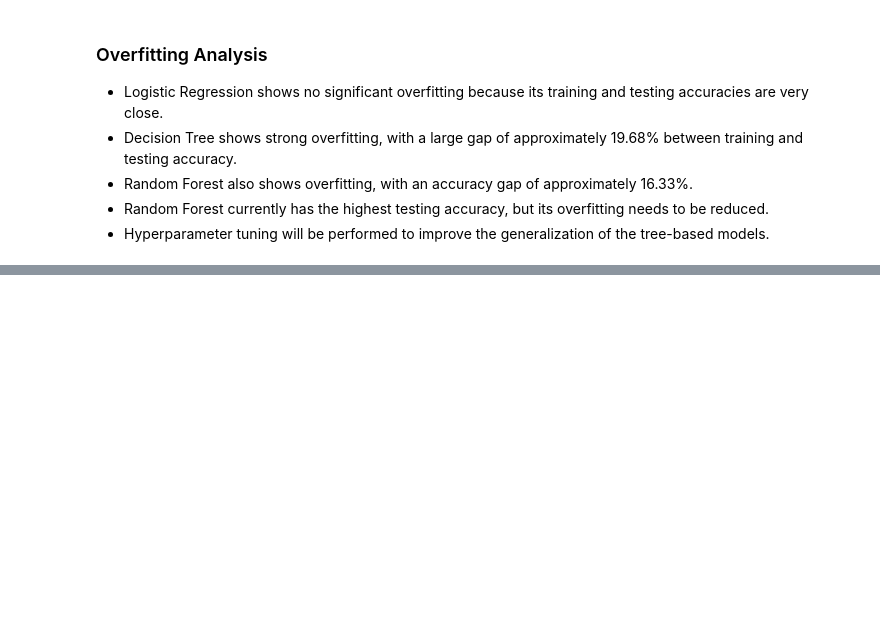
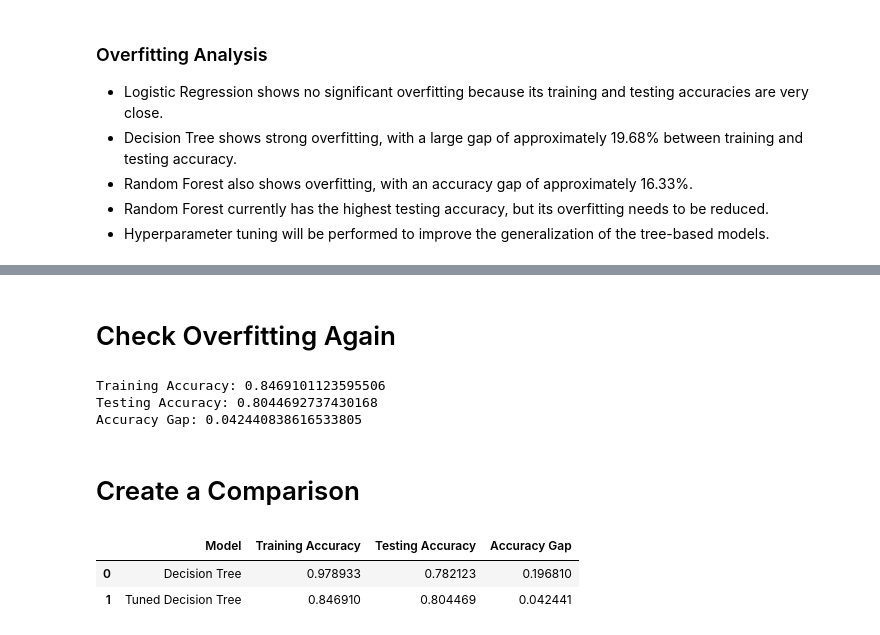
Before and after one commit to pavanpal00000-maker/Titanic--Survival-Analysis-, a Jupyter notebook: Notebooks/04_model_building.ipynb, the cells around one changed output, grey strips where cells are left out. Saved outputs shown, nothing was run; the diff lists cells and outputs as text; code cells hidden in the pictures; blank space fills up the shorter version.

Commit message:
Tune Decision Tree and analyze overfitting

```diff
--- a/Notebooks/04_model_building.ipynb
+++ b/Notebooks/04_model_building.ipynb
@@ -409,0 +421,7 @@ overfitting_results
+# %%
+dt_tuned = DecisionTreeClassifier(
+    max_depth=5,                     # max_depth=5. Limits the maximum depth of the tree.
+    min_samples_split=10,            # min_samples_split=10. A node must have at least 10 samples before the model can split it.
+    min_samples_leaf=5,              # min_samples_leaf=5. Every final leaf must contain at least 5 samples.
+    random_state=42
+)
@@ -409,0 +430,2 @@ overfitting_results
+# %%
+dt_tuned.fit(X_train,y_train)
@@ -409,0 +475,40 @@ overfitting_results
+# %% [markdown]
+# Check Overfitting Again
+# %%
+dt_tuned_train = dt_tuned.score(X_train, y_train)
+dt_tuned_test = dt_tuned.score(X_test, y_test)
+
+print("Training Accuracy:", dt_tuned_train)
+print("Testing Accuracy:", dt_tuned_test)
+print("Accuracy Gap:", dt_tuned_train - dt_tuned_test)
+# %% [output]
+Training Accuracy: 0.8469101123595506
+Testing Accuracy: 0.8044692737430168
+Accuracy Gap: 0.042440838616533805
+# %% [markdown]
+# Create a Comparison
+# %%
+dt_comparison = pd.DataFrame({
+    "Model": [
+        "Decision Tree",
+        "Tuned Decision Tree"
+    ],
+    "Training Accuracy": [
+        dt_train_accuracy,
+        dt_tuned_train
+    ],
+    "Testing Accuracy": [
+        dt_test_accuracy,
+        dt_tuned_test
+    ],
+    "Accuracy Gap": [
+        dt_train_accuracy - dt_test_accuracy,
+        dt_tuned_train - dt_tuned_test
+    ]
+})
+
+dt_comparison
+# %% [output]
+|  | Model | Training Accuracy | Testing Accuracy | Accuracy Gap |
+| 0 | Decision Tree | 0.978933 | 0.782123 | 0.196810 |
+| 1 | Tuned Decision Tree | 0.846910 | 0.804469 | 0.042441 |
```
Also changed, not shown: parts of 10 cells of this notebook.
